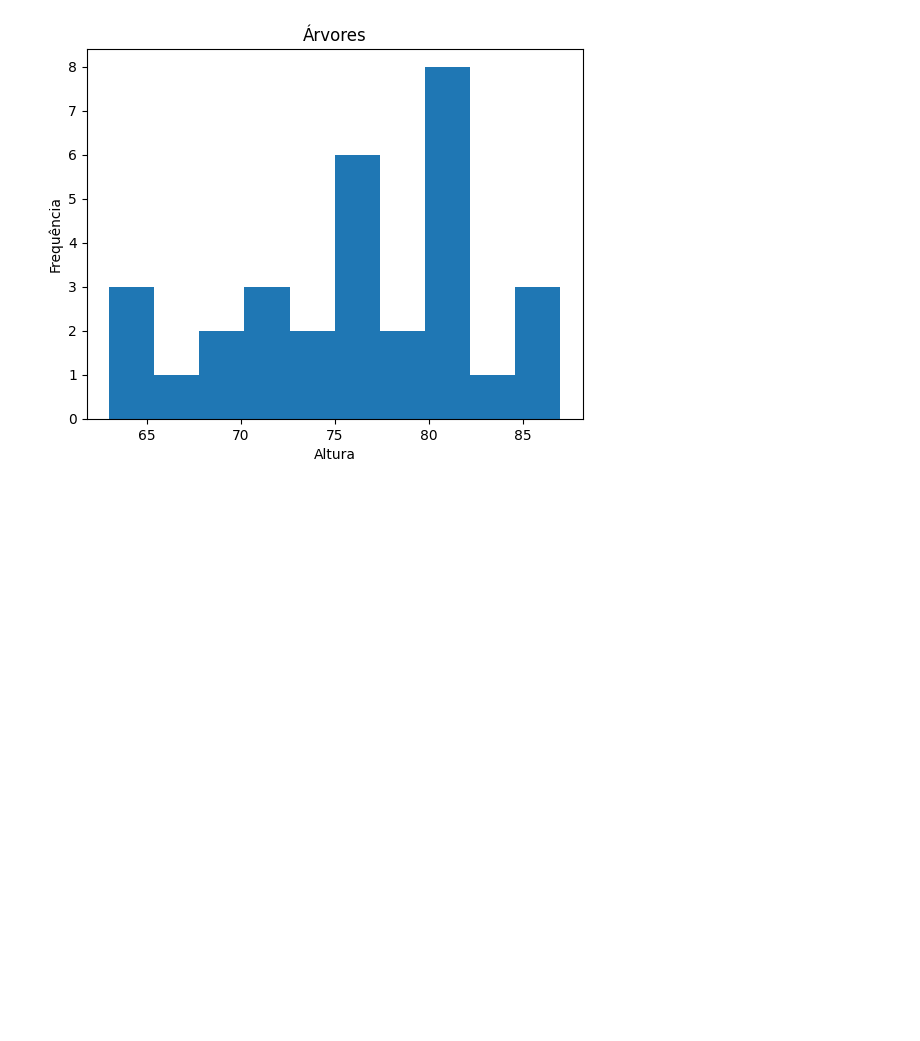
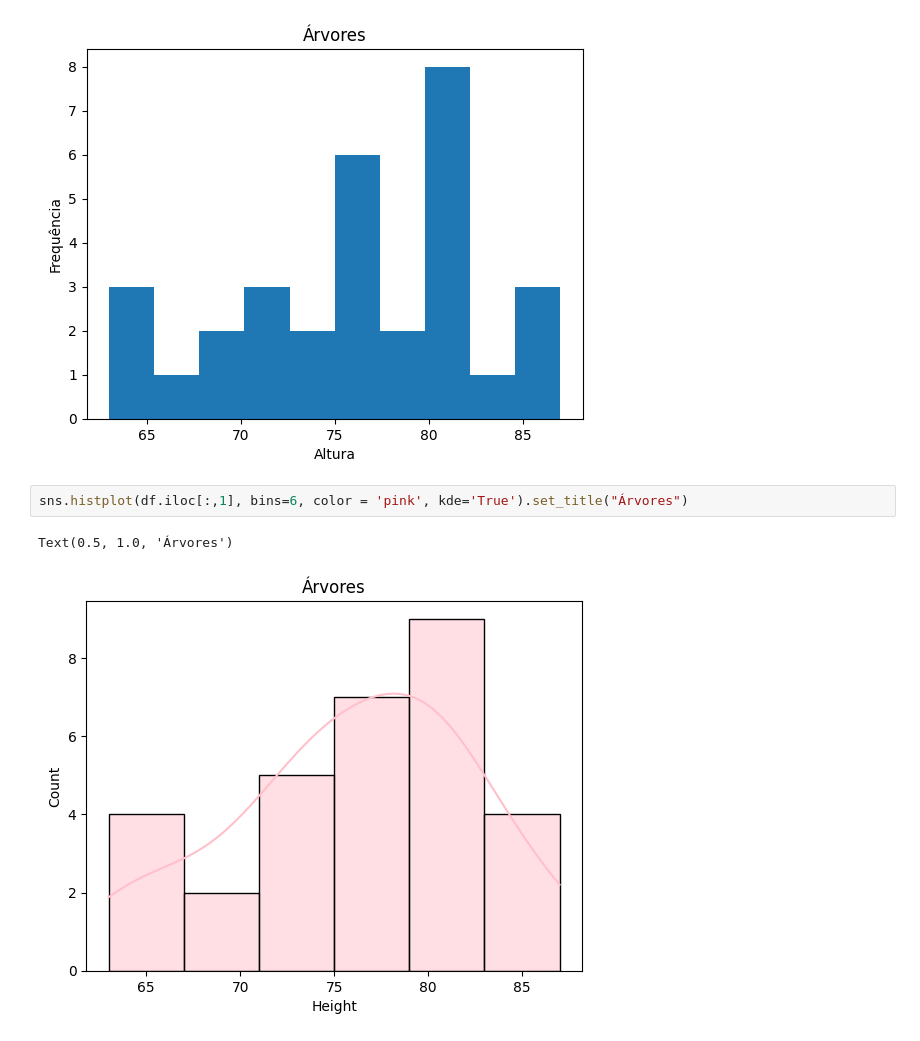
Before and after one commit to stephanyresque/Estudos, a Jupyter notebook: analise_exploratoria/histogramas.ipynb, the cells around one changed output. Cells and saved outputs as stored; diff of their text form; blank space fills up the shorter version.

```diff
--- a/analise_exploratoria/histogramas.ipynb
+++ b/analise_exploratoria/histogramas.ipynb
@@ -41,3 +42,8 @@ plt.xlabel("Altura")
 # %% [output]
 Text(0.5, 0, 'Altura')
 [figure]
+# %%
+sns.histplot(df.iloc[:,1], bins=6, color = 'pink', kde='True').set_title("Árvores")
+# %% [output]
+Text(0.5, 1.0, 'Árvores')
+[figure, added]
```
Also changed, not shown: parts of 2 cells of this notebook.
